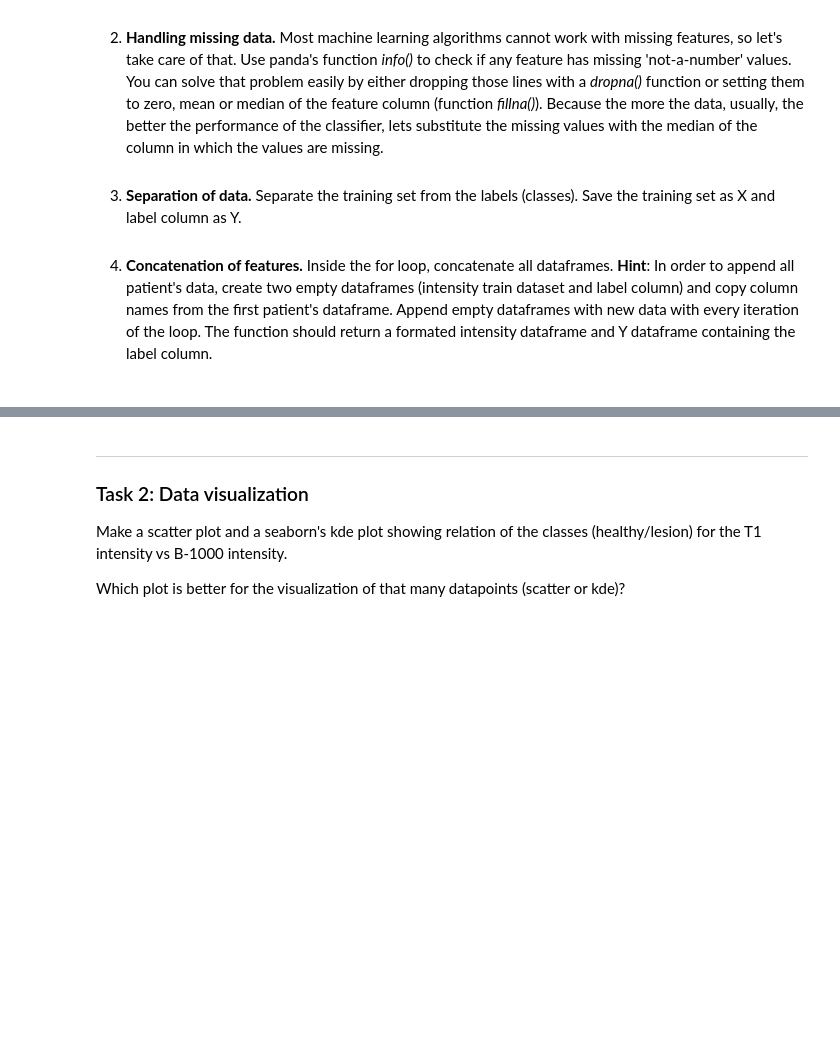
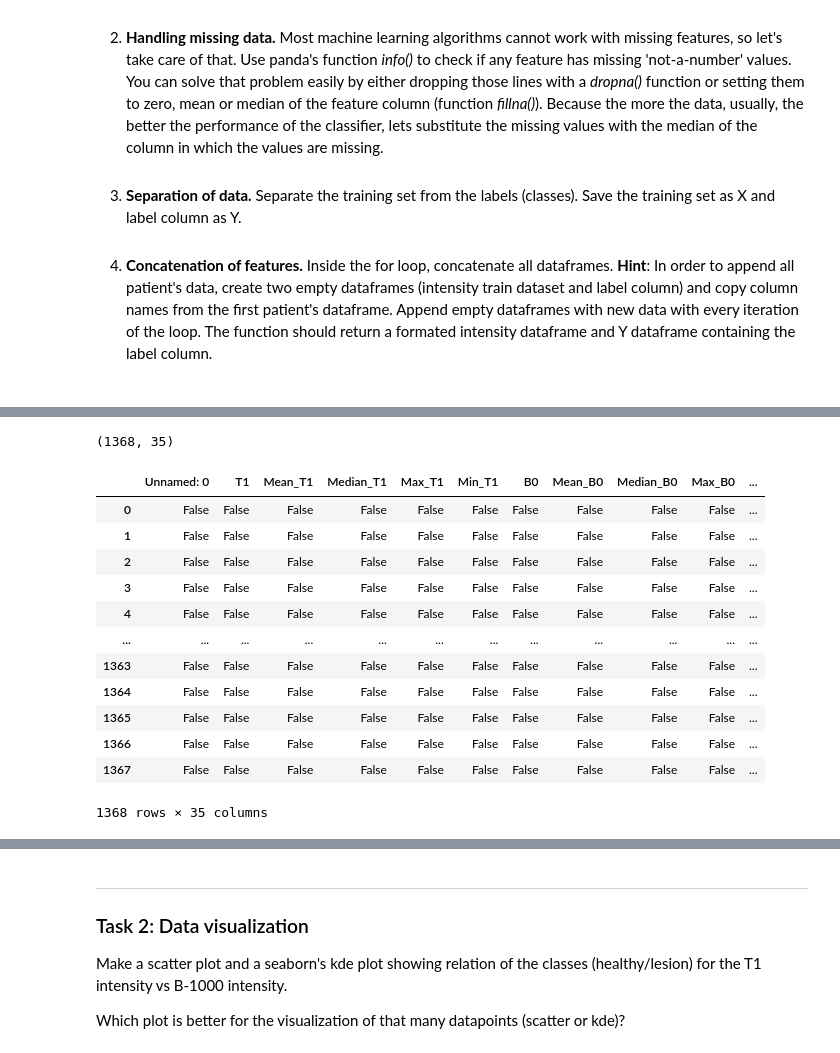
Before and after one commit to nik1168/clinical-decision-support-systems-exercises, a Jupyter notebook: WPO3/WPO3.ipynb, the cells around one changed output, grey strips where cells are left out. Saved outputs shown, nothing was run; the diff lists cells and outputs as text; code cells hidden in the pictures; blank space fills up the shorter version.

```diff
--- a/WPO3/WPO3.ipynb
+++ b/WPO3/WPO3.ipynb
@@ -73,0 +78,4 @@ __Hint__: it is useful to use a for loop, performing all of the following steps
+# %%
+# We will use df_p1 as an abbreviation of "data frame patient 1"
+path_p1 = "Data/Patient_1/Features_Balanced.csv"
+df_p1 = pd.read_csv(path_p1, delimiter=',')
@@ -73,0 +114,20 @@ __Hint__: it is useful to use a for loop, performing all of the following steps
+# %%
+df_p1.shape
+# %% [output]
+(1368, 35)
+# %%
+df_p1.isnull()
+# %% [output]
+|  | Unnamed: 0 | T1 | Mean_T1 | Median_T1 | Max_T1 | Min_T1 | B0 | Mean_B0 | Median_B0 | Max_B0 | ... |
+| 0 | False | False | False | False | False | False | False | False | False | False | ... |
+| 1 | False | False | False | False | False | False | False | False | False | False | ... |
+| 2 | False | False | False | False | False | False | False | False | False | False | ... |
+| 3 | False | False | False | False | False | False | False | False | False | False | ... |
+| 4 | False | False | False | False | False | False | False | False | False | False | ... |
+| ... | ... | ... | ... | ... | ... | ... | ... | ... | ... | ... | ... |
+| 1363 | False | False | False | False | False | False | False | False | False | False | ... |
+| 1364 | False | False | False | False | False | False | False | False | False | False | ... |
+| 1365 | False | False | False | False | False | False | False | False | False | False | ... |
+| 1366 | False | False | False | False | False | False | False | False | False | False | ... |
+| 1367 | False | False | False | False | False | False | False | False | False | False | ... |
+1368 rows × 35 columns
```
Also changed, not shown: parts of 12 cells of this notebook.
